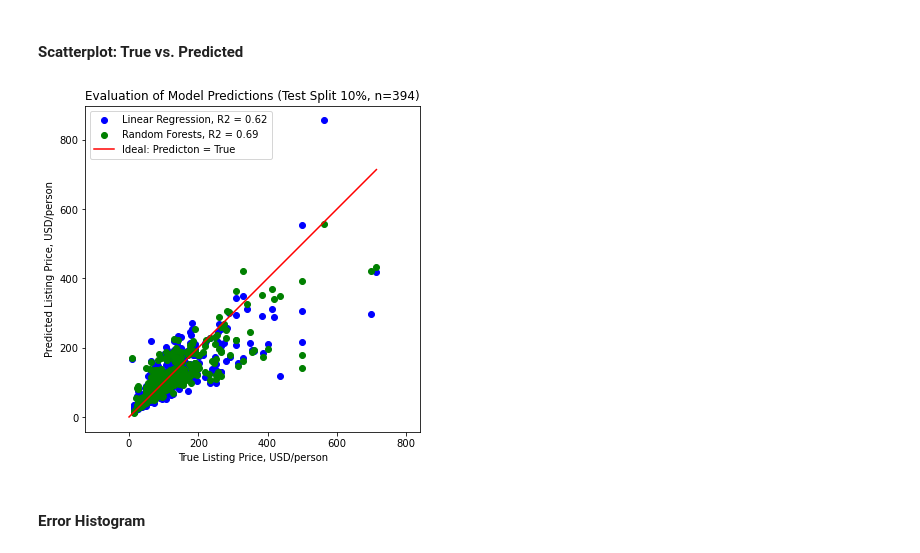
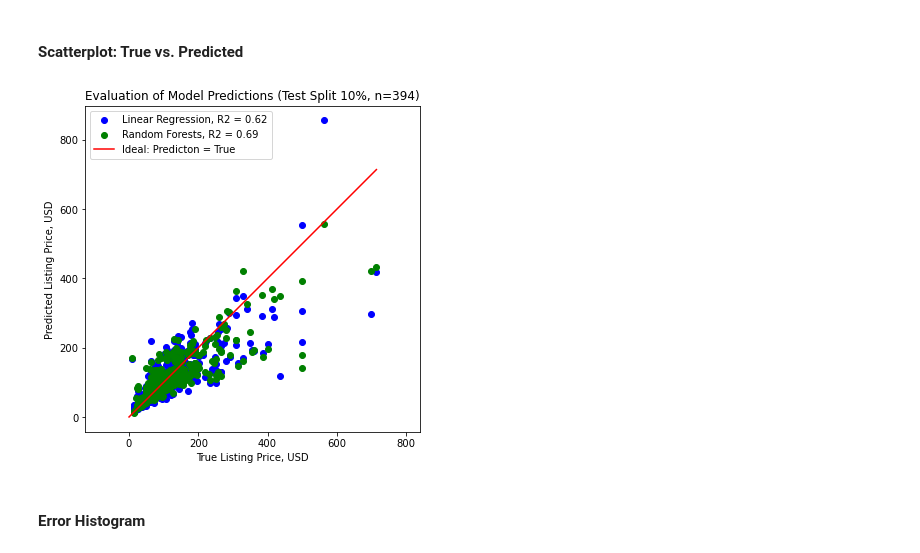
Before and after one commit to mxagar/airbnb_data_analysis, a Jupyter notebook: 03_AirBnB_DataAnalysis_Modelling.ipynb, the cells around one changed output. Drawn from its saved outputs; the diff is of its cells as text; code cells hidden in the pictures.

```diff
--- a/03_AirBnB_DataAnalysis_Modelling.ipynb
+++ b/03_AirBnB_DataAnalysis_Modelling.ipynb
@@ -242,25 +242,25 @@ Average listing price:  100
 # %%
 # Real vs. Predicted
 # The R2 is only 0.57
 # We can see that as the price increases, the prediction error increases
 # as heppened with the linear regression model
 # However, the prediction and true points are closer to the ideal line
 plt.figure(figsize=(6,6))
 x = np.exp(y_test)
 y_rf = np.exp(rf.predict(X_test))
 #x = np.exp(y_train)
 #y_rf = np.exp(rf.predict(X_train))
 plt.scatter(x, y_lm,color='b',alpha=1.0)
 plt.scatter(x, y_rf,color='g',alpha=1.0)
 plt.plot(np.array([0,np.max(x)],dtype='object'),np.array([0,np.max(x)],dtype='object'),'r-')
 plt.legend([f'Linear Regression, R2 = {r2_test_lm}',f'Random Forests, R2 = {r2_test_rf}','Ideal: Predicton = True'])
-plt.xlabel('True Listing Price, USD/person')
-plt.ylabel('Predicted Listing Price, USD/person')
+plt.xlabel('True Listing Price, USD')
+plt.ylabel('Predicted Listing Price, USD')
 plt.title('Evaluation of Model Predictions (Test Split 10%, n=394)')
 plt.axis('equal')
 plt.savefig('./pics/regression_evaluation.png',dpi=600,transparent=True,bbox_inches='tight')
 # %% [output]
-[figure, old version]
+[figure, new version]
 # %% [markdown]
 #### Error Histogram
 # %%
```
Also changed, not shown: parts of 1 cell of this notebook, 2 other files.
